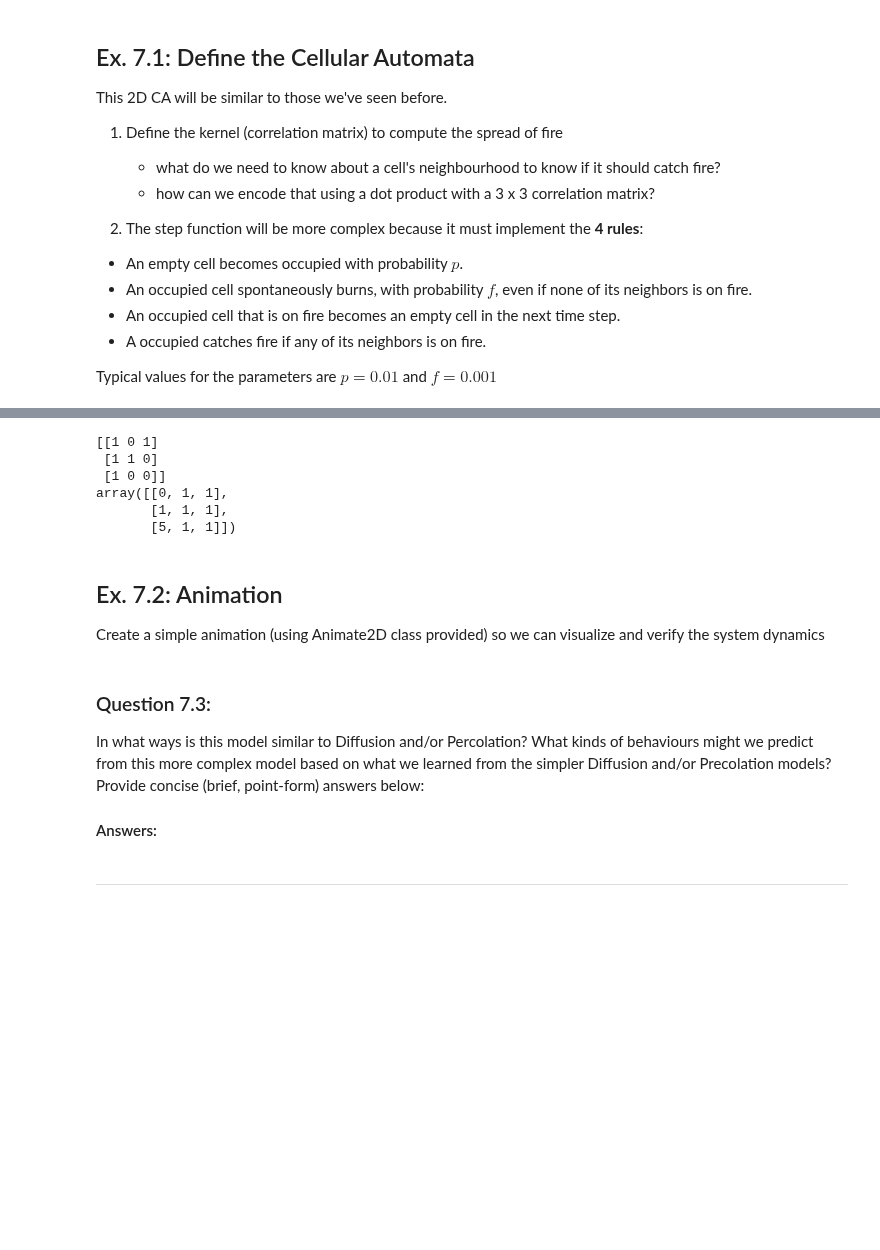
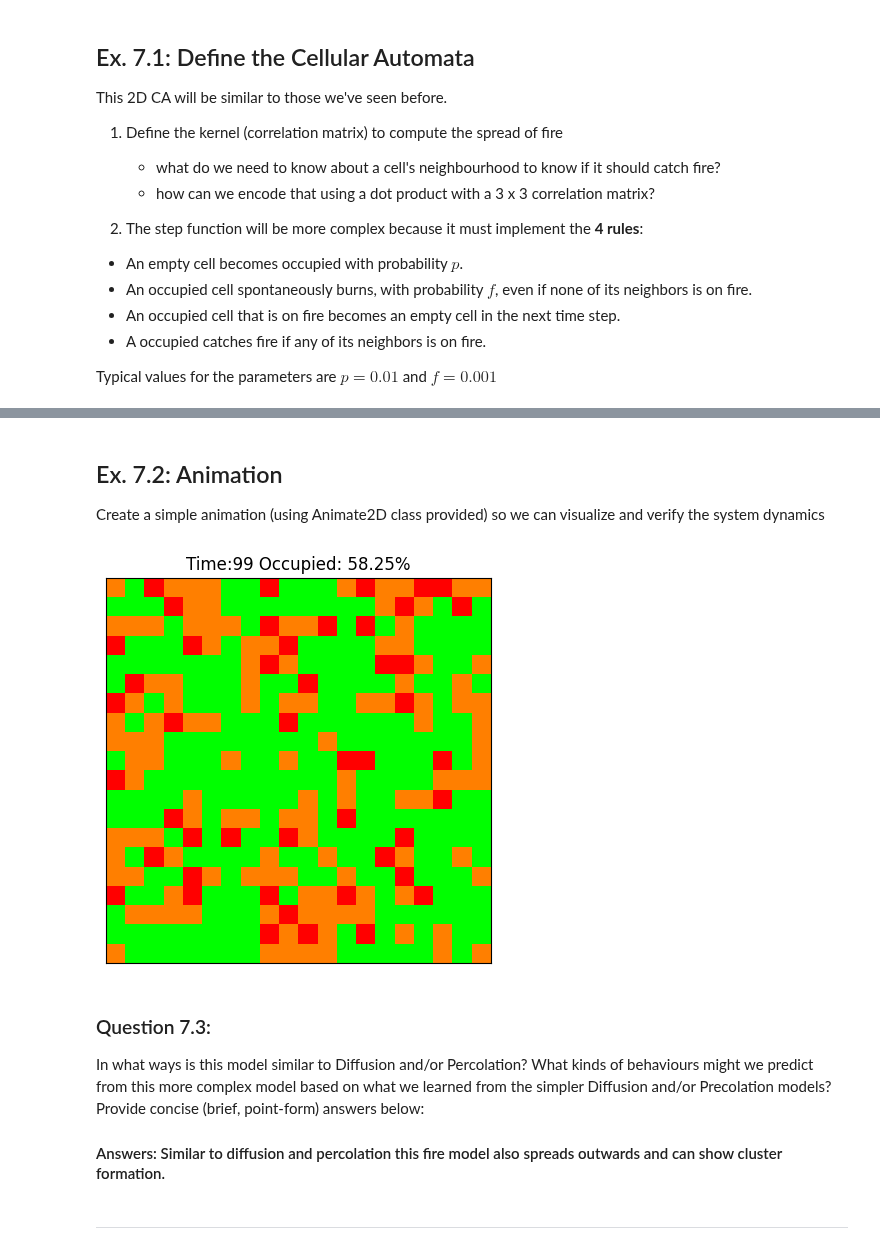
Before and after one commit to iam-arshpreet/cap-comp215, a Jupyter notebook: labs/lab07-10-fire.ipynb, the cells around one changed output, grey strips where cells are left out. Drawn from its saved outputs; the diff is of its cells as text; code cells hidden in the pictures; blank space fills up the shorter version.

```diff
--- a/labs/lab07-10-fire.ipynb
+++ b/labs/lab07-10-fire.ipynb
@@ -167,7 +137,6 @@ class ForestFire:
                        [1, 21, 1],
                        [0, 1, 0]])
 
-
     def __init__(self, n, p=0.5, f=0.1, q=0.5):
         """Initializes the model.
 
@@ -178,9 +147,14 @@ class ForestFire:
         """
         self.p = p
         self.f = f
+        self.EMPTY = 0
+        self.OCCUPIED = 1
+        self.FIRE = 5
         # initialize landscape with approx. q proportion of cells OCCUPIED
         self.state = np.random.choice([self.OCCUPIED, self.EMPTY], (n, n), p=[q, 1 - q])
-        print(self.state)
+        self.kernel = np.array([[0, 1, 0],
+                       [1, 21, 1],
+                       [0, 1, 0]])
 
 
     def step(self):
@@ -190,27 +164,29 @@ class ForestFire:
         #       Compute each rule in 2 steps: (1) identify which cells the rule applies to; (2) update those cells.
         #       Use the next code block, below, to test as you go.
 
+        bare_land = self.state == self.EMPTY
+        forested_land = self.state == self.OCCUPIED
+        on_fire = self.state == self.FIRE
+
         # Rule 1
-        bare_land = self.state == EMPTY
-        self.state[bare_land] = np.random.choice([OCCUPIED, EMPTY], len(self.state[bare_land]), p=[self.p, 1 - self.p])
+        self.state[bare_land] = np.random.choice([self.OCCUPIED, self.EMPTY], len(self.state[bare_land]), p=[self.p, 1 - self.p])
+
+        # Rule 4
+        crlt =  correlate2d(self.state, self.kernel, mode = 'same', boundary='wrap')
+        self.state[crlt>25] = self.FIRE
 
         # Rule 2
-        forested_land = self.state == OCCUPIED
-        self.state[forested_land] = np.random.choice([FIRE, OCCUPIED], len(self.state[forested_land]), p = [self.f, 1-self.f])
+        self.state[forested_land] = np.random.choice([self.FIRE, self.OCCUPIED], len(self.state[forested_land]), p = [self.f, 1-self.f])
 
         # Rule 3
-        on_fire = self.state == FIRE
-        self.state[on_fire] = EMPTY
-
-        # Rule 4
-        crlt =  correlate2d(self.state, kernel, mode = 'same', boundary='wrap')
-        self.state[crlt>25] = FIRE
+        self.state[on_fire] = self.EMPTY
 
         return self.state
 
     def num_occupied(self):
         """ return the number of cells occupied by forest """
-        return 0  # TODO: count the number of forested cells.
+        # TODO: count the number of forested cells.
+        return len(self.state[self.state == self.OCCUPIED])
 
 
     def pct_occupied(self):
@@ -224,7 +200,3 @@ class ForestFire:
         title = f'Time:{step} Occupied: {round(self.pct_occupied() * 100, 2)}%'
         plot_2d_array(self.state, axes=axes, title=title,
                       cmap=self.forest_colour_map, vmin=0, vmax=len(self.forest_colour_map.colors))
-
-
-abc = ForestFire(20)
-abc.step()
@@ -272,35 +203,22 @@ array([[1, 0, 1, 1, 1, 0, 1, 1, 1, 1, 1, 1, 1, 0, 1, 1, 0, 0, 1, 1],
-# %%
-# Code-a-little Test-a-little - use this space to test your class methods as you develop them.  You can remove this block when done.
-m = ForestFire(3, p=0.5, f=0.2)  #  a very small model with high chance of regen. and spontaneous fires
-m.state = np.array([             # set the state matrix to a known value for testing with
-    [0, 1, 0],
-    [1, 1, 0],
-    [5, 0, 1],
-
-])
-m.step()                          # test the method you are working on and print some useful indicator
-pprint(m.state)
-# %% [output]
-[[1 0 1]
- [1 1 0]
- [1 0 0]]
-array([[0, 1, 1],
-       [1, 1, 1],
-       [5, 1, 1]])
 # %% [markdown]
 ## Ex. 7.2: Animation
 Create a simple animation (using Animate2D class provided) so we can visualize and verify the system dynamics
 # %%
 # Ex. 7.2 here
 #  Suggestions: use a small grid (e.g., 20x20)  and
 #               a short animation (100 frames) with interval=0.3, to slow it down so you can inspect its behaviour
+my_fire = ForestFire(20)
+fire_anim = Animation2D(my_fire,frames = 100, figsize=(5, 5))
+fire_anim.animate(0.01)
+# %% [output]
+[figure, added]
 # %% [markdown]
 ### Question 7.3:
 In what ways is this model similar to Diffusion and/or Percolation?
 What kinds of behaviours might we predict from this more complex model based on what we learned from the simpler Diffusion and/or Precolation models?
 Provide concise (brief, point-form) answers below:
 
-#### Answers:
+#### Answers: Similar to diffusion and percolation this fire model also spreads outwards and can show cluster formation.
 # %% [markdown]
 -------------------
 # %% [markdown]
```
Also changed, not shown: parts of 2 cells of this notebook.
